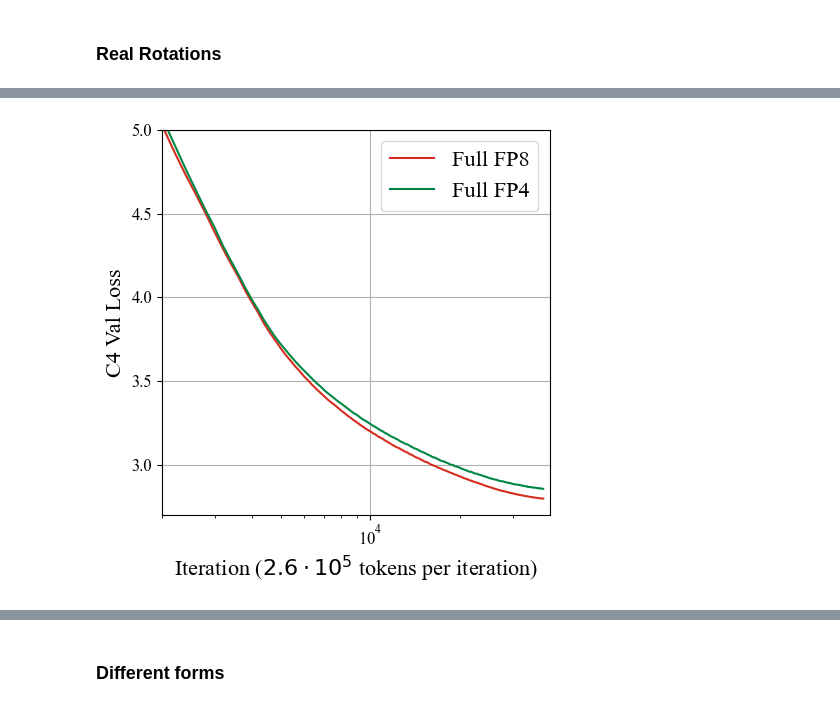
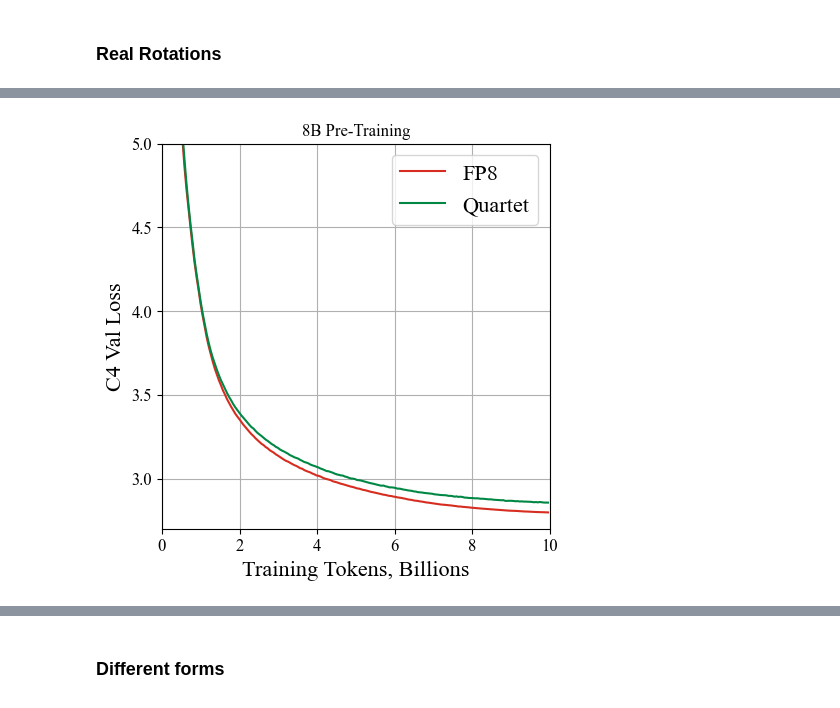
Before and after one commit to IST-DASLab/Quartet, a Jupyter notebook: notebooks/plots.ipynb, the cells around one changed output, grey strips where cells are left out. Saved outputs shown, nothing was run; the diff lists cells and outputs as text; code cells hidden in the pictures.

```diff
--- a/notebooks/plots.ipynb
+++ b/notebooks/plots.ipynb
@@ -2332,17 +2227,22 @@ val_loss_fp4 = [11.652973175048828, 8.719123840332031, 7.9352335929870605, 7.322
 # %%
 fig, ax = plt.subplots(1, 1, figsize=(5, 5))
 
-plt.plot(iters_bf16, val_loss_bf16, label="Full FP8", color=main_colors[2])
-plt.plot(iters_fp4, val_loss_fp4, label="Full FP4", color=main_colors[3])
+ax.plot(list(map(lambda iter: iter * 512 * 512 * 1e-9, iters_bf16)), val_loss_bf16, label="FP8", color=main_colors[2])
+ax.plot(list(map(lambda iter: iter * 512 * 512 * 1e-9, iters_fp4)), val_loss_fp4, label="Quartet", color=main_colors[3])
 
 
-plt.xlim(2000, None)
-plt.xscale("log")
-plt.ylim(2.7, 5)
-plt.xlabel(r"Iteration ($2.6\cdot10^5$ tokens per iteration)")
-plt.ylabel("C4 Val Loss")
-plt.legend(loc="upper right")
-plt.grid(True)
+# ax.set_xlim(5e8, 1e10)
+# ax.set_xscale("log")
+
+ax.set_xlim(0, 10)
+
+ax.set_title("8B Pre-Training")
+ax.set_ylim(2.7, 5)
+ax.set_xlabel(r"Training Tokens, Billions")
+ax.set_ylabel("C4 Val Loss")
+ax.legend(loc="upper right")
+ax.grid(True)
+fig.savefig("../figures/7b.pdf", bbox_inches="tight", transparent=True)
 plt.show()
 # %% [output]
-[figure, old version]
+[figure, new version]
```
Also changed, not shown: parts of 40 cells of this notebook.
